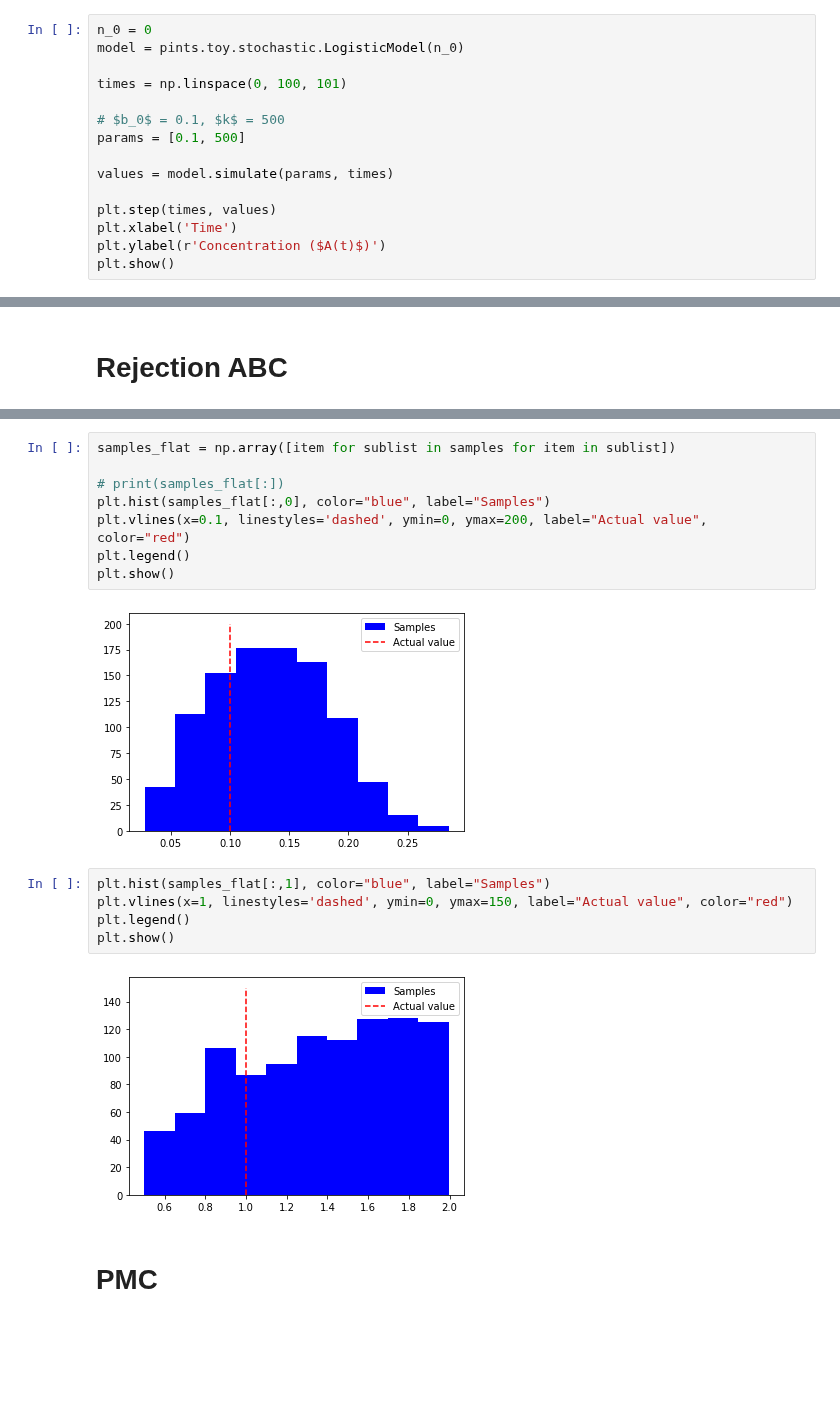
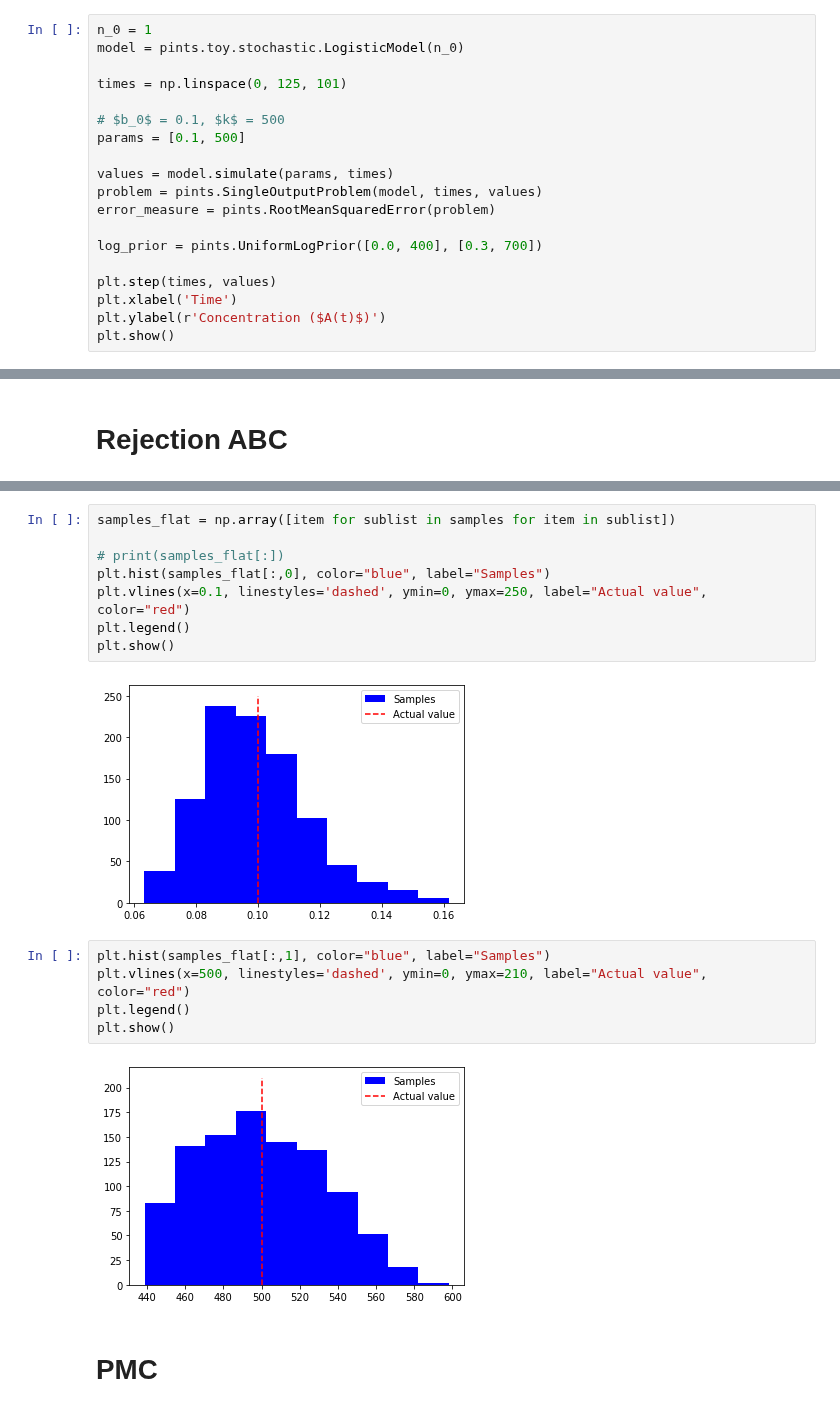
Before and after one commit to pints-team/pints, a Jupyter notebook: logistic.ipynb, the cells around one changed output, grey strips where cells are left out. Cells and saved outputs as stored; diff of their text form; blank space fills up the shorter version.

```diff
--- a/logistic.ipynb
+++ b/logistic.ipynb
@@ -8,15 +8,19 @@ import pints.plot
 import numpy as np
 import matplotlib.pyplot as plt
 # %%
-n_0 = 0
+n_0 = 1
 model = pints.toy.stochastic.LogisticModel(n_0)
 
-times = np.linspace(0, 100, 101)
+times = np.linspace(0, 125, 101)
 
 # $b_0$ = 0.1, $k$ = 500
 params = [0.1, 500]
 
 values = model.simulate(params, times)
+problem = pints.SingleOutputProblem(model, times, values)
+error_measure = pints.RootMeanSquaredError(problem)
+
+log_prior = pints.UniformLogPrior([0.0, 400], [0.3, 700])
 
 plt.step(times, values)
 plt.xlabel('Time')
@@ -64,18 +68,18 @@ samples_flat = np.array([item for sublist in samples for item in sublist])
 
 # print(samples_flat[:])
 plt.hist(samples_flat[:,0], color="blue", label="Samples")
-plt.vlines(x=0.1, linestyles='dashed', ymin=0, ymax=200, label="Actual value", color="red")
+plt.vlines(x=0.1, linestyles='dashed', ymin=0, ymax=250, label="Actual value", color="red")
 plt.legend()
 plt.show()
 # %% [output]
-[figure, old version]
+[figure, new version]
 # %%
 plt.hist(samples_flat[:,1], color="blue", label="Samples")
-plt.vlines(x=1, linestyles='dashed', ymin=0, ymax=150, label="Actual value", color="red")
+plt.vlines(x=500, linestyles='dashed', ymin=0, ymax=210, label="Actual value", color="red")
 plt.legend()
 plt.show()
 # %% [output]
-[figure, old version]
+[figure, new version]
 # %% [markdown]
 # PMC
 # %%
```
Also changed, not shown: parts of 8 cells of this notebook.
